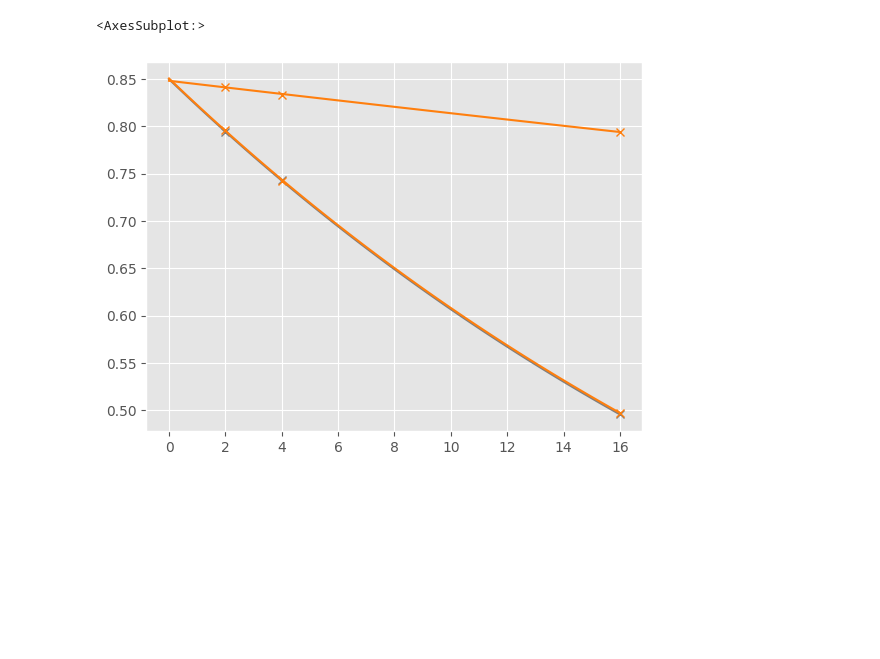
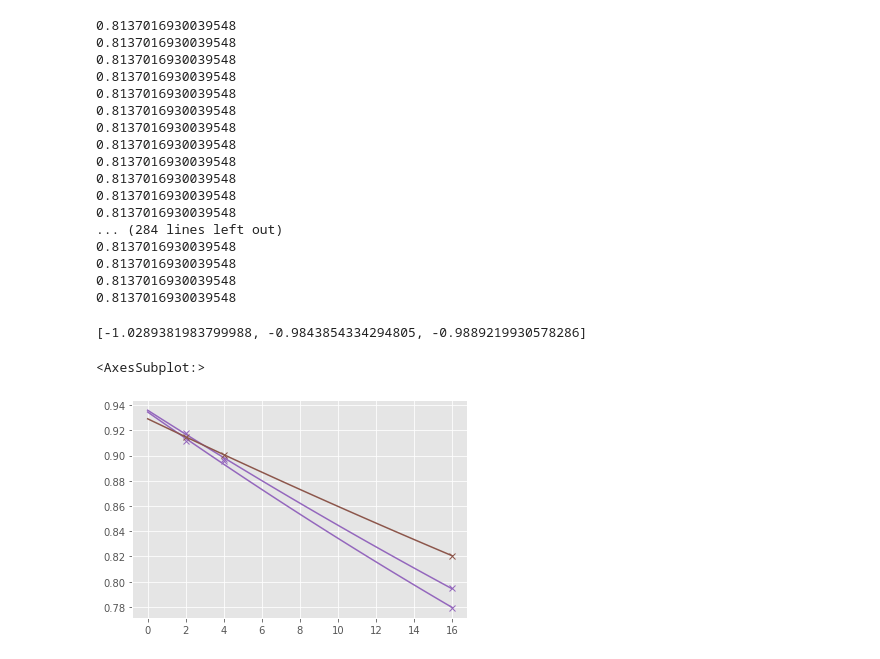
Before and after one commit to benmcdonough20/NEPEC_on_Hardware, a Jupyter notebook: ArbitraryCircuit/tester.ipynb, the cells around one changed output. Saved outputs shown, nothing was run; the diff lists cells and outputs as text; code cells hidden in the pictures; blank space fills up the shorter version.

```diff
--- a/ArbitraryCircuit/tester.ipynb
+++ b/ArbitraryCircuit/tester.ipynb
@@ -43,3 +47,25 @@ experiment.run(executor)
 # %%
-experiment.analyze()
+perexp.analyze()
+# %% [output]
+0.8137016930039548
+0.8137016930039548
+0.8137016930039548
+0.8137016930039548
+0.8137016930039548
+0.8137016930039548
+0.8137016930039548
+0.8137016930039548
+0.8137016930039548
+0.8137016930039548
+0.8137016930039548
+0.8137016930039548
+... (284 lines left out)
+0.8137016930039548
+0.8137016930039548
+0.8137016930039548
+0.8137016930039548
+# %%
+perexp._per_runs[0]._data[QiskitPauli("IIIZZ")].get_expectations()
+# %% [output]
+[-1.0289381983799988, -0.9843854334294805, -0.9889219930578286]
 # %%
@@ -47,8 +73,8 @@ layer1, = experiment.analysis.noise_profiles()
 # %%
-layer1.graph(0)
+layer1.graph(4)
 # %% [output]
 <AxesSubplot:>
-[figure, old version]
+[figure, new version]
 # %%
 layer1.plot_infidelitites(0)
 # %% [output]
```
Also changed, not shown: parts of 11 cells of this notebook, 17 other files.
